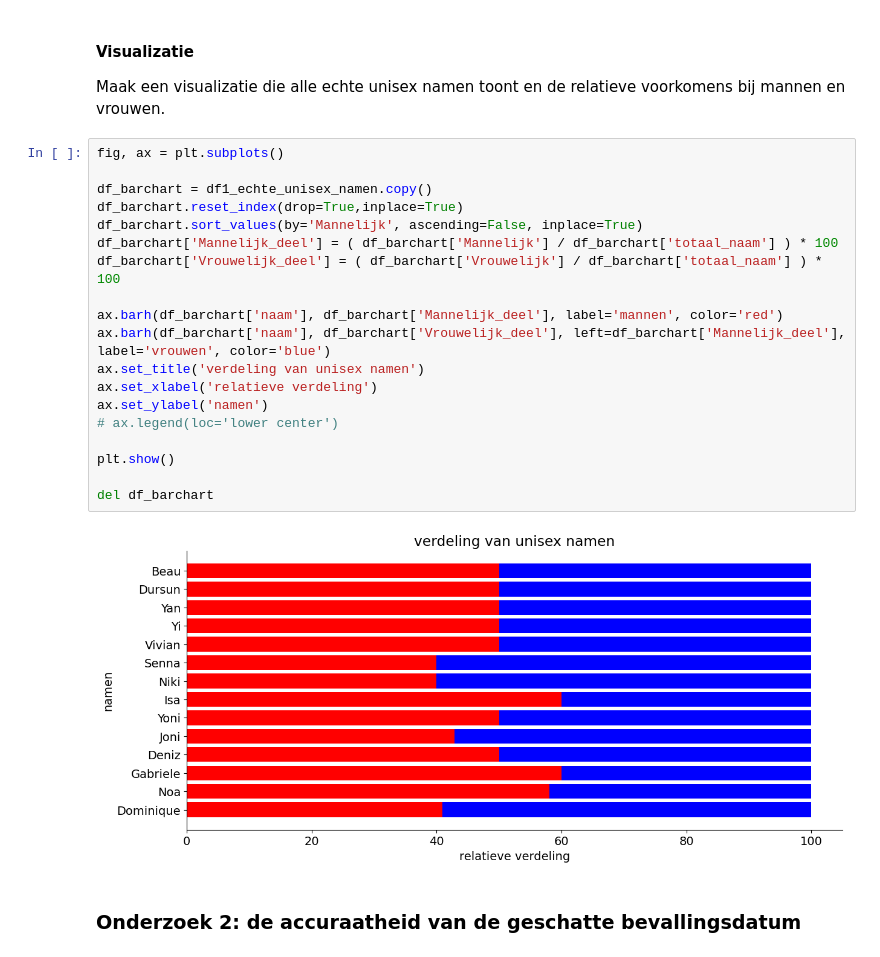
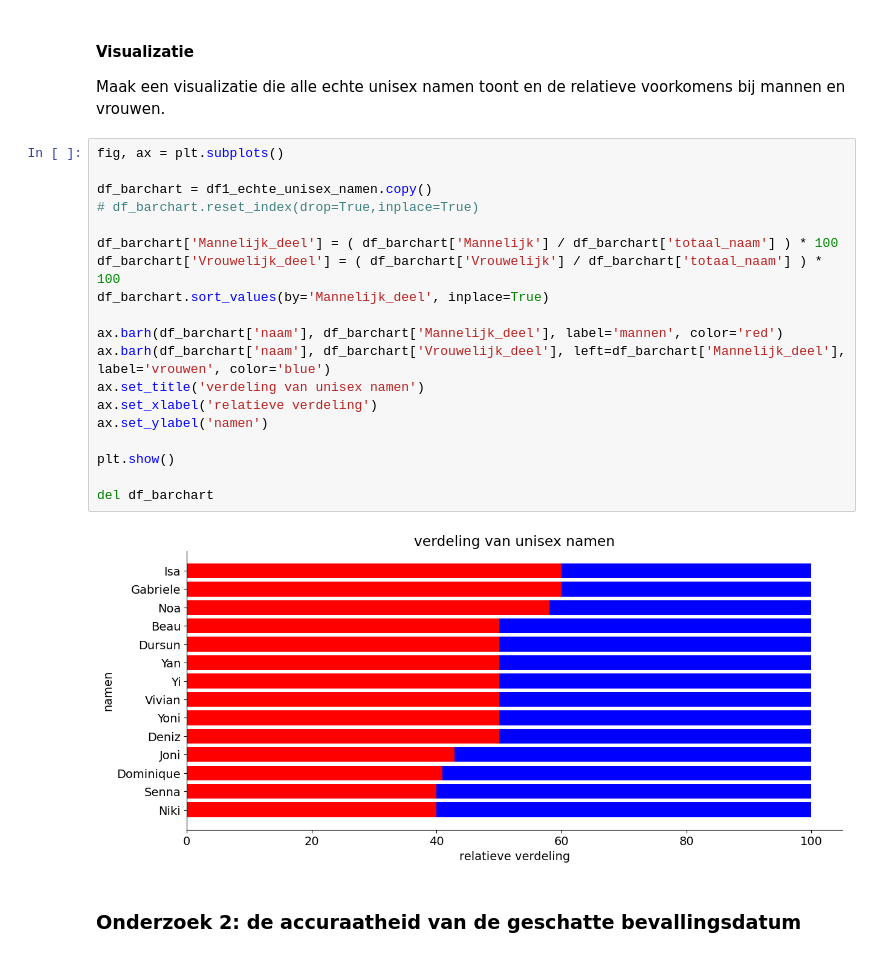
Before and after one commit to timsideanotmine/datascience-examen, a Jupyter notebook: notebooks/examen_deel2-oplossing.ipynb, the cells around one changed output. Saved outputs shown, nothing was run; the diff lists cells and outputs as text.

Commit message:
Uploaden van resultaten van deel 2 , het is genoeg geweest zo ...

```diff
--- a/notebooks/examen_deel2-oplossing.ipynb
+++ b/notebooks/examen_deel2-oplossing.ipynb
@@ -360,24 +407,24 @@ Maak een visualizatie die alle echte unisex namen toont en de relatieve voorkome
 # %%
 fig, ax = plt.subplots()
 
 df_barchart = df1_echte_unisex_namen.copy()
-df_barchart.reset_index(drop=True,inplace=True)
-df_barchart.sort_values(by='Mannelijk', ascending=False, inplace=True)
+# df_barchart.reset_index(drop=True,inplace=True)
+
 df_barchart['Mannelijk_deel'] = ( df_barchart['Mannelijk'] / df_barchart['totaal_naam'] ) * 100
 df_barchart['Vrouwelijk_deel'] = ( df_barchart['Vrouwelijk'] / df_barchart['totaal_naam'] ) * 100
+df_barchart.sort_values(by='Mannelijk_deel', inplace=True)
 
 ax.barh(df_barchart['naam'], df_barchart['Mannelijk_deel'], label='mannen', color='red')
 ax.barh(df_barchart['naam'], df_barchart['Vrouwelijk_deel'], left=df_barchart['Mannelijk_deel'], label='vrouwen', color='blue')
 ax.set_title('verdeling van unisex namen')
 ax.set_xlabel('relatieve verdeling')
 ax.set_ylabel('namen')
-# ax.legend(loc='lower center')
 
 plt.show()
 
 del df_barchart
 # %% [output]
-[figure, old version]
+[figure, new version]
 # %% [markdown]
 ### Onderzoek 2: de accuraatheid van de geschatte bevallingsdatum
 # %% [markdown]
```
Also changed, not shown: parts of 4 cells of this notebook.
